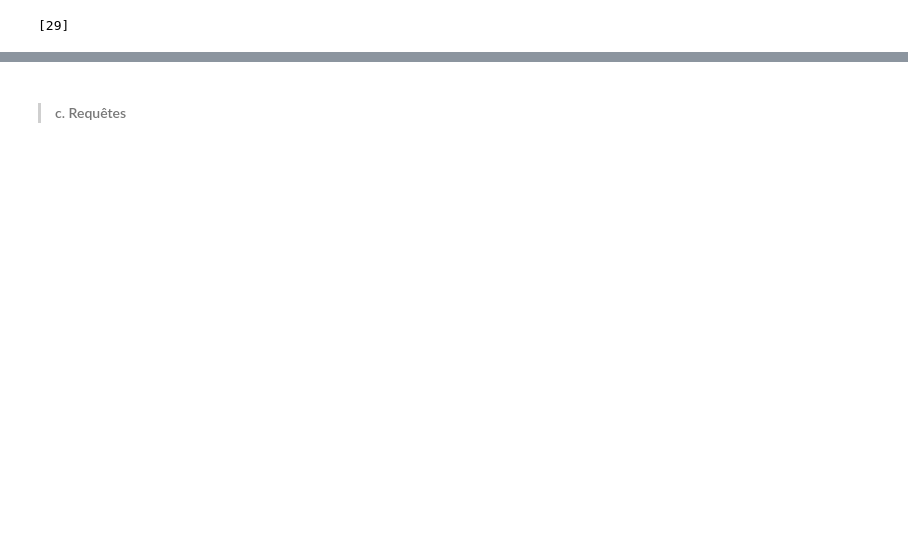
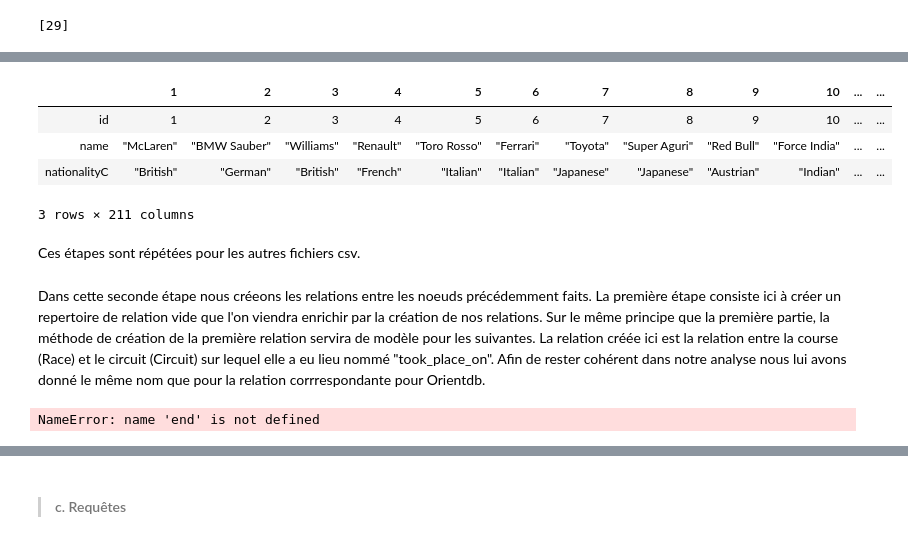
Before and after one commit to sow-ibrahima/OrientDB_VS_Neo4J, a Jupyter notebook: Main_notebook.ipynb, the cells around one changed output, grey strips where cells are left out. Drawn from its saved outputs; the diff is of its cells as text; code cells hidden in the pictures; blank space fills up the shorter version.

```diff
--- a/Main_notebook.ipynb
+++ b/Main_notebook.ipynb
@@ -322,12 +342,18 @@ batch_cmds = ['begin']
 # %%
+client.command("CREATE Class Races EXTENDS V")
+# Initialize Batch Commands Array
+batch_cmds = ['begin']
 for a, b, c, d, e in zip(range(len(raceId)), raceId, year, round, circuitId):
     command = ("CREATE VERTEX Races "
                "SET raceId = '%s', year = '%s', round ='%s', circuitId ='%s', races_name='%s', date='%s'"
-          % (b,
-             c,
-             d,
-             e,
+          % (b, c, d, e,
              races_name[a],
              date[a]
             ))
     batch_cmds.append(command)
+# Add Batch Commit
+batch_cmds.append('commit retry 100;')
+# Join with Semicolons
+cmd = ';'.join(batch_cmds)
+# Execute Commands
+results = client.batch(cmd)
@@ -454,15 +451,15 @@ batch_cmds = ['begin']
 # %%
+client.command("CREATE Class Results EXTENDS V")
+batch_cmds = ['begin']
 for a, b, c,d, e, f,g,h,i, in zip(resultId, raceId, driverId, constructorId, position, positionOrder, points, rank, statusId):
     command = ("CREATE VERTEX Results "
                "SET resultId = '%s', raceId = '%s', driverId ='%s', constructorId ='%s',position= '%s', positionOrder='%s', points= '%s',rank='%s' , statusId= '%s'"
-          % (a,
-             b,
-             c,
-             d,
-             e,
-             f,
-             g,
-             h,
-             i
+          % (a,b,c,d,e,f,g,h,i
             ))
     batch_cmds.append(command)
+
+batch_cmds.append('commit retry 100;')
+# Join with Semicolons
+cmd = ';'.join(batch_cmds)
+# Execute Commands
+results = client.batch(cmd)
@@ -593,17 +628,23 @@ Pour Constructors (détailler ici)
 # %%
 constructors = {}
 
 with open(path_to_data+"constructors.csv", "r") as f:
     first = True
     for l in f :
         if not first:
             col = l.split(",")
             constructors[col[0]] =  Node("Constructor",
                                   id = int(col[0]),
                                   name = str(col[2]),
                                   nationalityC=str(col[3])) #rajouter.strip a la fin si marche pas ?
         else :
             first = False
-
-pd.DataFrame(constructors)
+# %% [output]
+|  | 1 | 2 | 3 | 4 | 5 | 6 | 7 | 8 | 9 | 10 | ... | ... |
+| id | 1 | 2 | 3 | 4 | 5 | 6 | 7 | 8 | 9 | 10 | ... | ... |
+| name | "McLaren" | "BMW Sauber" | "Williams" | "Renault" | "Toro Rosso" | "Ferrari" | "Toyota" | "Super Aguri" | "Red Bull" | "Force India" | ... | ... |
+| nationalityC | "British" | "German" | "British" | "French" | "Italian" | "Italian" | "Japanese" | "Japanese" | "Austrian" | "Indian" | ... | ... |
+3 rows × 211 columns
+# %% [markdown]
+Ces étapes sont répétées pour les autres fichiers csv.
 # %%
@@ -681 +724,4 @@ for index,row in df.iterrows():
+# %% [markdown]
+Dans cette seconde étape nous créeons les relations entre les noeuds précédemment faits. La première étape consiste ici à créer un repertoire de relation vide que l'on viendra enrichir par la création de nos relations. Sur le même principe que la première partie, la méthode de création de la première relation servira de modèle pour les suivantes.
+La relation créée ici est la relation entre la course (Race) et le circuit (Circuit) sur lequel elle a eu lieu nommé "took_place_on". Afin de rester cohérent dans notre analyse nous lui avons donné le même nom que pour la relation corrrespondante pour Orientdb.
 # %%
@@ -708,30 +747,38 @@ for index,row in df.iterrows():
 # %%
 # Les relations suivantes suivent la même méthode/structure
 
-# relation Pilote - Course : "A PARTICIPE" ###
+# Relation Résulats - course : results_of
 df = pd.read_csv(path_to_data+"results.csv",delimiter=",")
 for index,row in df.iterrows():
+    resultat = results[row['resultId']]
     course = races[str(row['raceId'])]
-    pilote = drivers[str(row['driverId'])]
-    rel.append(Relationship(pilote,"Participated_to",course))
+    rel.append(Relationship(resultat,"results_of",course))
 
-
-# Relation Résulats - Pilote ###
+# Relation Résulats - Pilote : d_results
 df = pd.read_csv(path_to_data+"results.csv",delimiter=",")
 for index,row in df.iterrows():
     resultat = results[row['resultId']]
     pilote = drivers[str(row['driverId'])]
     rel.append(Relationship(pilote,"d_results",resultat))
 
-# Relation Résulats - Ecurie ###
+# Relation Résulats - Ecurie : c_results
 df = pd.read_csv(path_to_data+"results.csv",delimiter=",")
 for index,row in df.iterrows():
     resultat = results[row['resultId']]
     constructeur = constructors[str(row['constructorId'])]
     rel.append(Relationship(constructeur,"c_results",resultat))
 
+# relation Pilote - Course : "participated_to"
+df = pd.read_csv(path_to_data+"results.csv",delimiter=",")
+for index,row in df.iterrows():
+    course = races[str(row['raceId'])]
+    pilote = drivers[str(row['driverId'])]
+    rel.append(Relationship(pilote,"participated_to",course))
+
+
 for r in rel :
     graph_db.create(r)
 
 end2 = tm.time()
-print("La création de la base de donnée avec py2neo a nécessité" + " " + str(round(end - start, 2)) + "s")
+# %% [output]
+NameError: name 'end' is not defined
```
Also changed, not shown: parts of 176 cells of this notebook.
